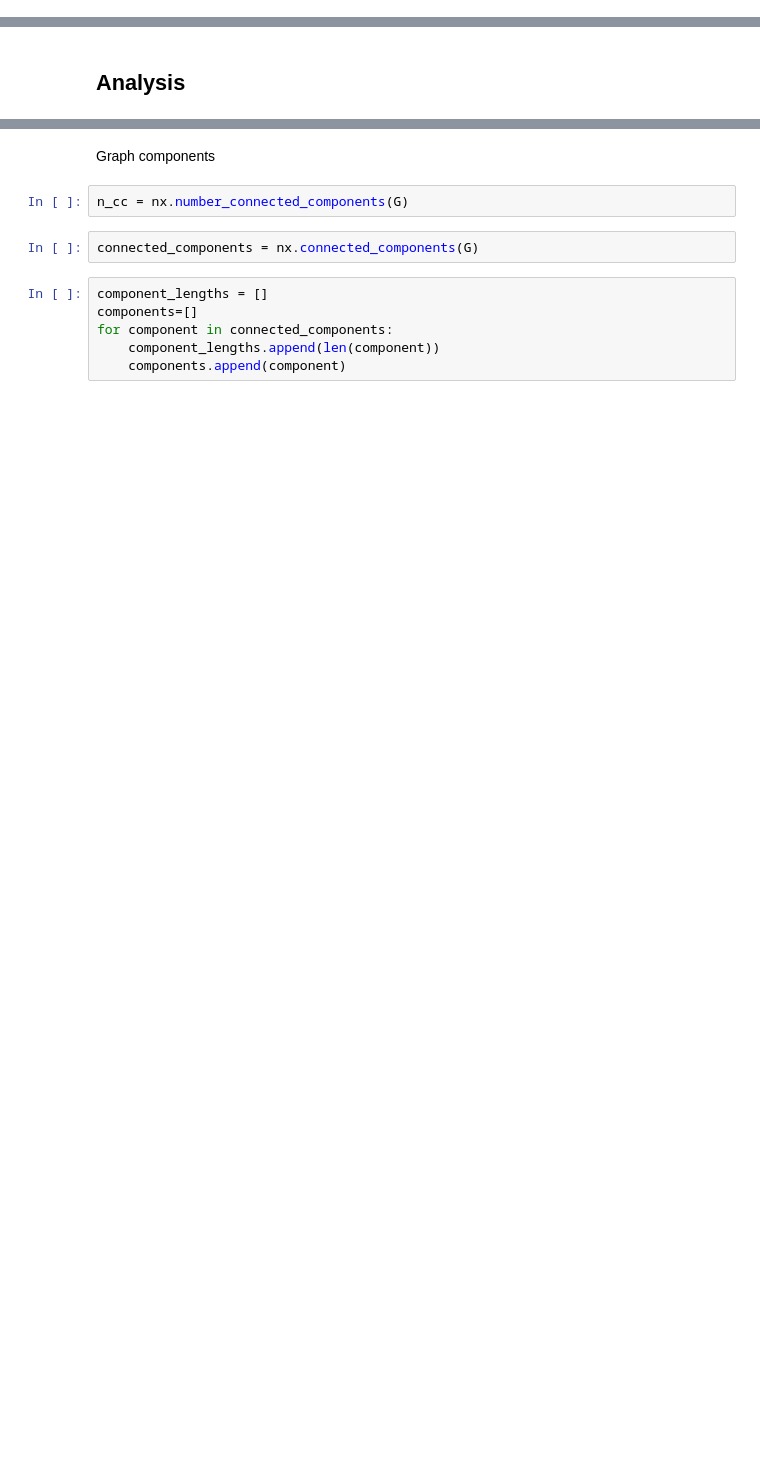
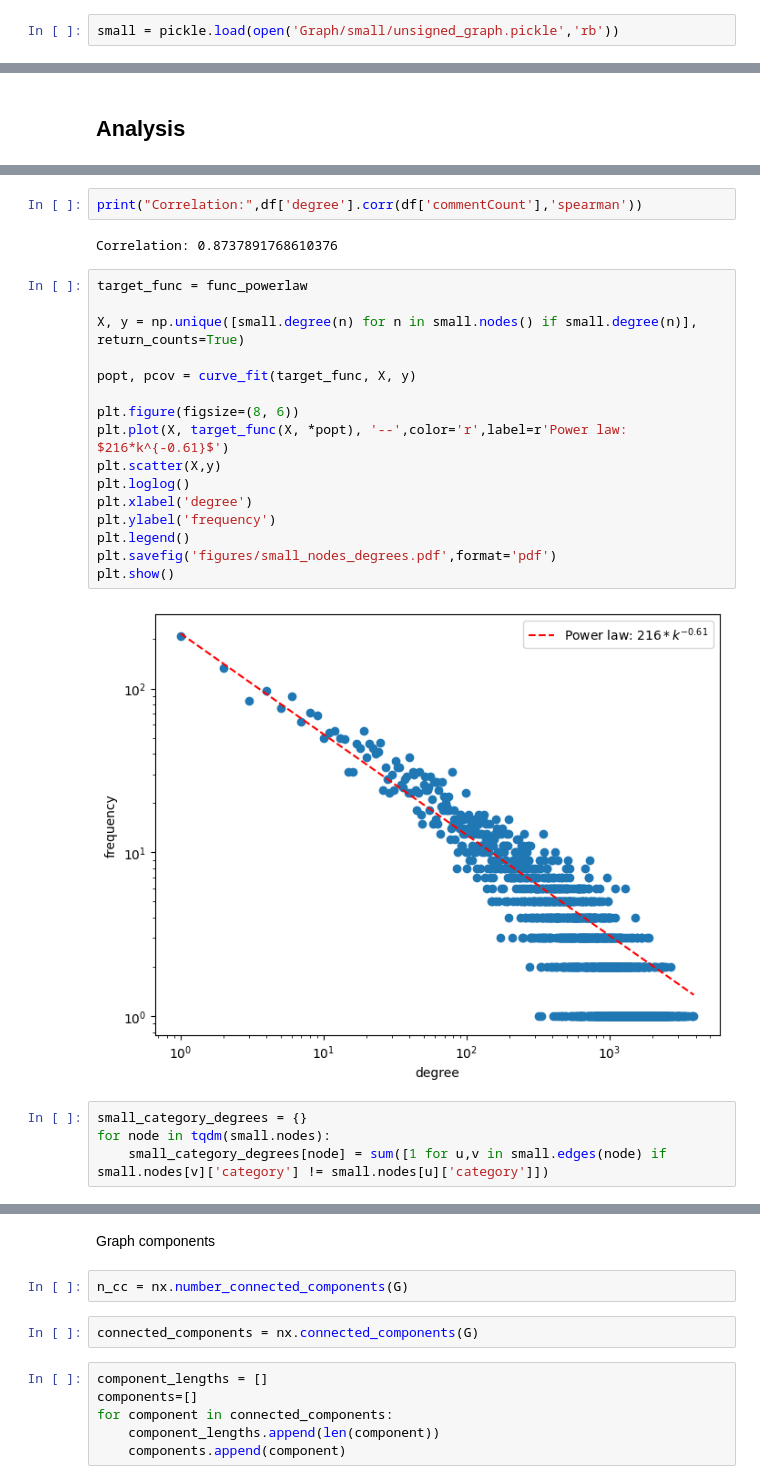
Before and after one commit to marceloslo/TP_MidiasSociais, a Jupyter notebook: Graph_analysis.ipynb, the cells around one changed output, grey strips where cells are left out. Saved outputs shown, nothing was run; the diff lists cells and outputs as text; blank space fills up the shorter version.

```diff
--- a/Graph_analysis.ipynb
+++ b/Graph_analysis.ipynb
@@ -13,6 +12,8 @@ from scipy.optimize import curve_fit
 # Prepare categories for nodes
 # %%
 G = pickle.load(open('Graph/unsigned_graph.pickle','rb'))
+# %%
+small = pickle.load(open('Graph/small/unsigned_graph.pickle','rb'))
 # %%
 videos = pd.read_json('Data/complete_videos_metadata.jsonl',lines=True,encoding='utf-8')
 # %%
@@ -55,0 +110,26 @@ for node in G.nodes:
+# %%
+print("Correlation:",df['degree'].corr(df['commentCount'],'spearman'))
+# %% [output]
+Correlation: 0.8737891768610376
+# %%
+target_func = func_powerlaw
+
+X, y = np.unique([small.degree(n) for n in small.nodes() if small.degree(n)], return_counts=True)
+
+popt, pcov = curve_fit(target_func, X, y)
+
+plt.figure(figsize=(8, 6))
+plt.plot(X, target_func(X, *popt), '--',color='r',label=r'Power law: $216*k^{-0.61}$')
+plt.scatter(X,y)
+plt.loglog()
+plt.xlabel('degree')
+plt.ylabel('frequency')
+plt.legend()
+plt.savefig('figures/small_nodes_degrees.pdf',format='pdf')
+plt.show()
+# %% [output]
+[figure, added]
+# %%
+small_category_degrees = {}
+for node in tqdm(small.nodes):
+    small_category_degrees[node] = sum([1 for u,v in small.edges(node) if small.nodes[v]['category'] != small.nodes[u]['category']])
```
Also changed, not shown: parts of 61 cells of this notebook, 9 other files.
